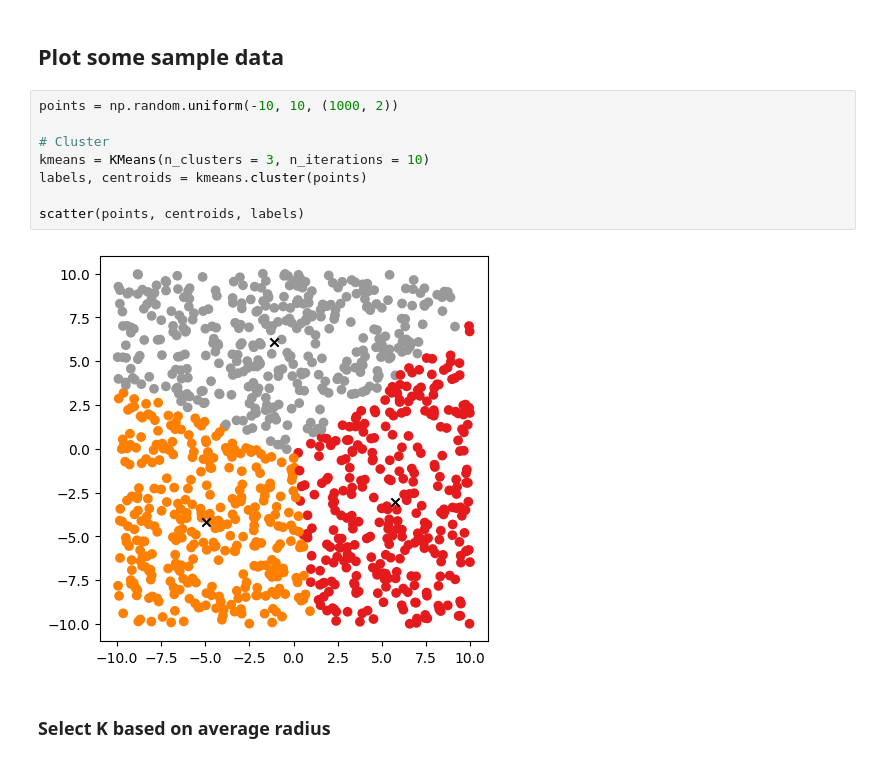
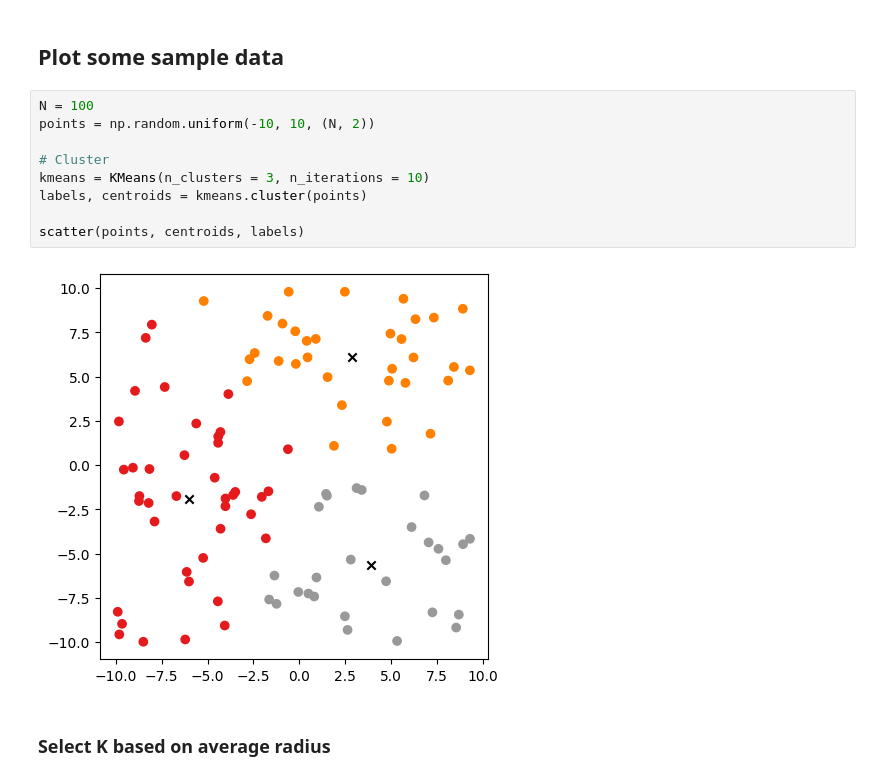
Before and after one commit to SebastianBitsch/wiki-suggest, a Jupyter notebook: text-processing/clustering.ipynb, the cells around one changed output. Drawn from its saved outputs; the diff is of its cells as text.

```diff
--- a/text-processing/clustering.ipynb
+++ b/text-processing/clustering.ipynb
@@ -17,15 +18,16 @@ def scatter(points, centroids = None, colors = "red", title = "", figsize = (5,5
 # %% [markdown]
 ## Plot some sample data
 # %%
-points = np.random.uniform(-10, 10, (1000, 2))
+N = 100
+points = np.random.uniform(-10, 10, (N, 2))
 
 # Cluster
 kmeans = KMeans(n_clusters = 3, n_iterations = 10)
 labels, centroids = kmeans.cluster(points)
 
 scatter(points, centroids, labels)
 # %% [output]
-[figure, old version]
+[figure, new version]
 # %% [markdown]
 ### Select K based on average radius
 # %%
```
Also changed, not shown: parts of 12 cells of this notebook, 1 other file.
